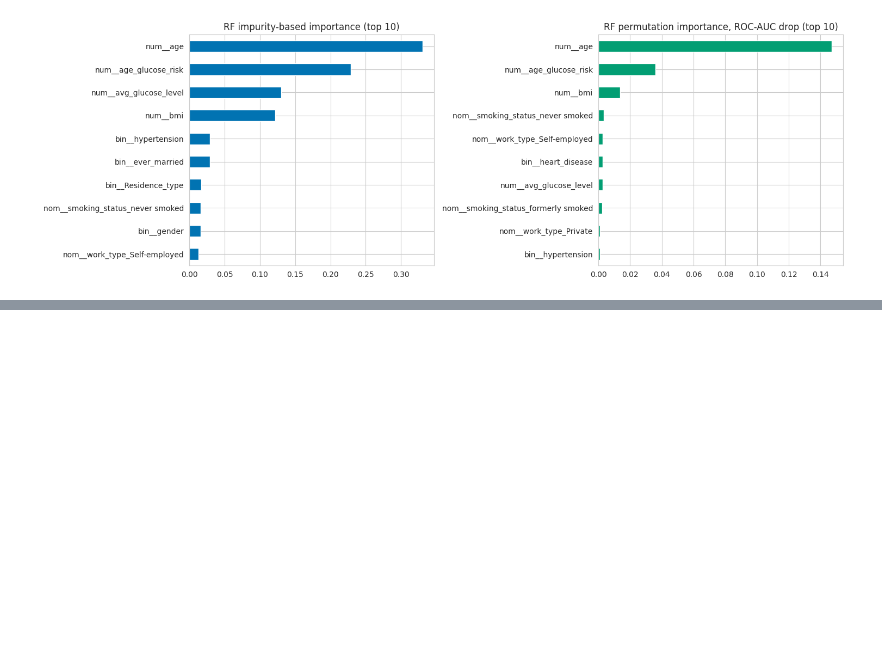
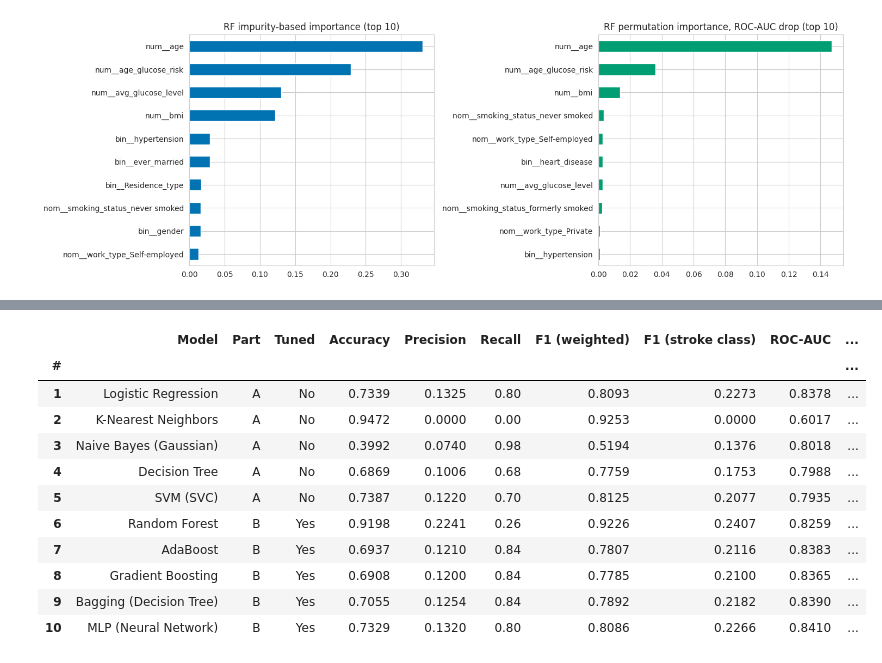
Before and after one commit to Isvarr/capstone_ml, a Jupyter notebook: classification_stroke_partA.ipynb, the cells around one changed output, grey strips where cells are left out. Cells and saved outputs as stored; diff of their text form; code cells hidden in the pictures; blank space fills up the shorter version.

```diff
--- a/classification_stroke_partA.ipynb
+++ b/classification_stroke_partA.ipynb
@@ -736,0 +742,33 @@ plt.tight_layout(); plt.show()
+# %%
+# Cross-validated ROC-AUC on the training set for every model (same folds)
+cv_auc = {}
+for name, model in models.items():                       # Part A (class_weight already set in the estimator)
+    cv_auc[name] = cross_val_score(model, X_train_processed, y_train, cv=cv, scoring='roc_auc', n_jobs=-1).mean()
+for name, gs in grid_results.items():                    # Part B (best CV score from the grid search)
+    cv_auc[name] = gs.best_score_
+
+all_rows = []
+for name in models:                                      # Part A
+    r = {'#': len(all_rows) + 1, 'Model': name, 'Part': 'A', 'Tuned': 'No'}
+    r.update(metric_row(y_test, predictions[name], probabilities[name])); r['CV ROC-AUC (train)'] = cv_auc[name]
+    all_rows.append(r)
+for name in partB_baselines:                             # Part B (tuned)
+    r = {'#': len(all_rows) + 1, 'Model': name, 'Part': 'B', 'Tuned': 'Yes'}
+    r.update(metric_row(y_test, tuned_pred[name], tuned_proba[name])); r['CV ROC-AUC (train)'] = cv_auc[name]
+    all_rows.append(r)
+
+final_table = pd.DataFrame(all_rows).set_index('#').round(4)
+final_table
+# %% [output]
+|  | Model | Part | Tuned | Accuracy | Precision | Recall | F1 (weighted) | F1 (stroke class) | ROC-AUC | ... |
+| # |  |  |  |  |  |  |  |  |  | ... |
+| 1 | Logistic Regression | A | No | 0.7339 | 0.1325 | 0.80 | 0.8093 | 0.2273 | 0.8378 | ... |
+| 2 | K-Nearest Neighbors | A | No | 0.9472 | 0.0000 | 0.00 | 0.9253 | 0.0000 | 0.6017 | ... |
+| 3 | Naive Bayes (Gaussian) | A | No | 0.3992 | 0.0740 | 0.98 | 0.5194 | 0.1376 | 0.8018 | ... |
+| 4 | Decision Tree | A | No | 0.6869 | 0.1006 | 0.68 | 0.7759 | 0.1753 | 0.7988 | ... |
+| 5 | SVM (SVC) | A | No | 0.7387 | 0.1220 | 0.70 | 0.8125 | 0.2077 | 0.7935 | ... |
+| 6 | Random Forest | B | Yes | 0.9198 | 0.2241 | 0.26 | 0.9226 | 0.2407 | 0.8259 | ... |
+| 7 | AdaBoost | B | Yes | 0.6937 | 0.1210 | 0.84 | 0.7807 | 0.2116 | 0.8383 | ... |
+| 8 | Gradient Boosting | B | Yes | 0.6908 | 0.1200 | 0.84 | 0.7785 | 0.2100 | 0.8365 | ... |
+| 9 | Bagging (Decision Tree) | B | Yes | 0.7055 | 0.1254 | 0.84 | 0.7892 | 0.2182 | 0.8390 | ... |
+| 10 | MLP (Neural Network) | B | Yes | 0.7329 | 0.1320 | 0.80 | 0.8086 | 0.2266 | 0.8410 | ... |
```
Also changed, not shown: parts of 12 cells of this notebook.
